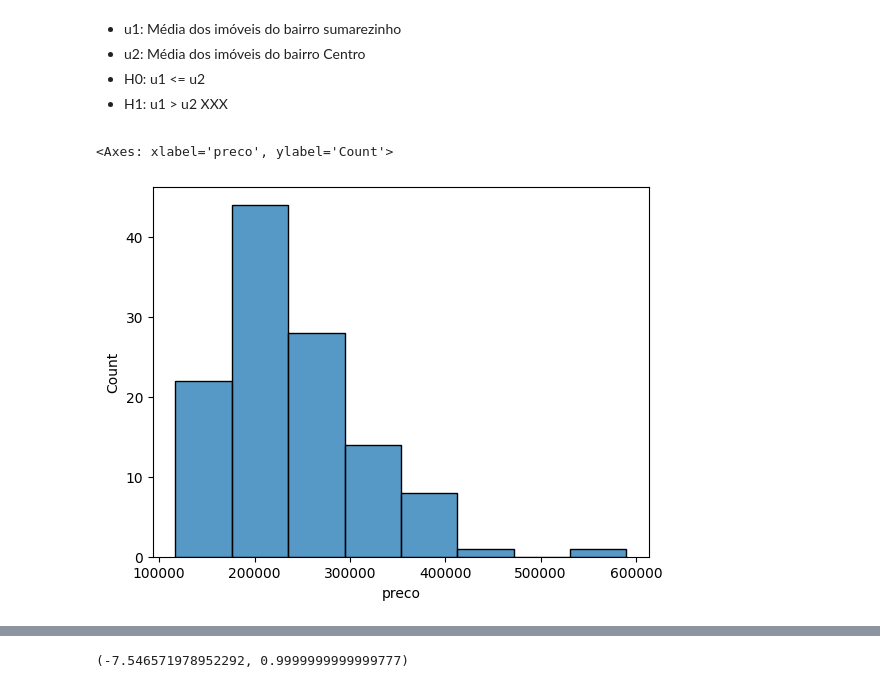
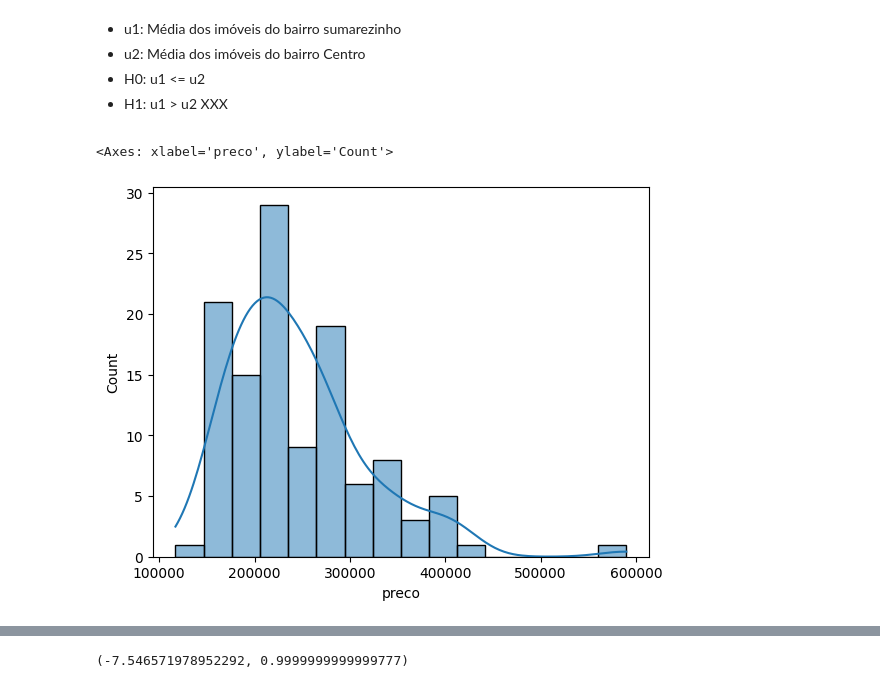
Before and after one commit to rodrigorocha1/extracao_viva_real_selenium, a Jupyter notebook: notebooks_exemplo/visualizacaov2.ipynb, the cells around one changed output, grey strips where cells are left out. Cells and saved outputs as stored; diff of their text form; code cells hidden in the pictures.

```diff
--- a/notebooks_exemplo/visualizacaov2.ipynb
+++ b/notebooks_exemplo/visualizacaov2.ipynb
@@ -265,8 +269,8 @@ def obter_numero_classe(dataframe: pd.DataFrame):
 # %%
 
 k = obter_numero_classe(dados_sumarezinho)
-sns.histplot(data=dados_sumarezinho, x='preco', bins=k)
+sns.histplot(data=dados_sumarezinho, x='preco', kde=True)
 # %% [output]
 <Axes: xlabel='preco', ylabel='Count'>
-[figure, old version]
+[figure, new version]
 # %%
```
Also changed, not shown: parts of 10 cells of this notebook.
